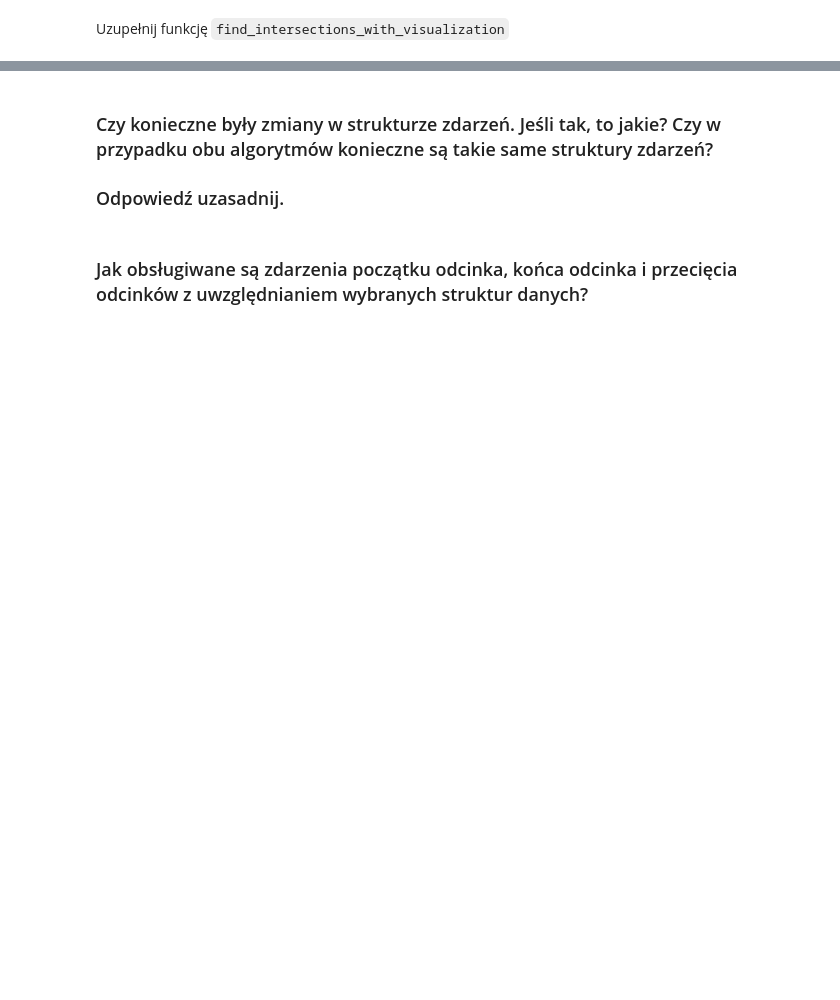
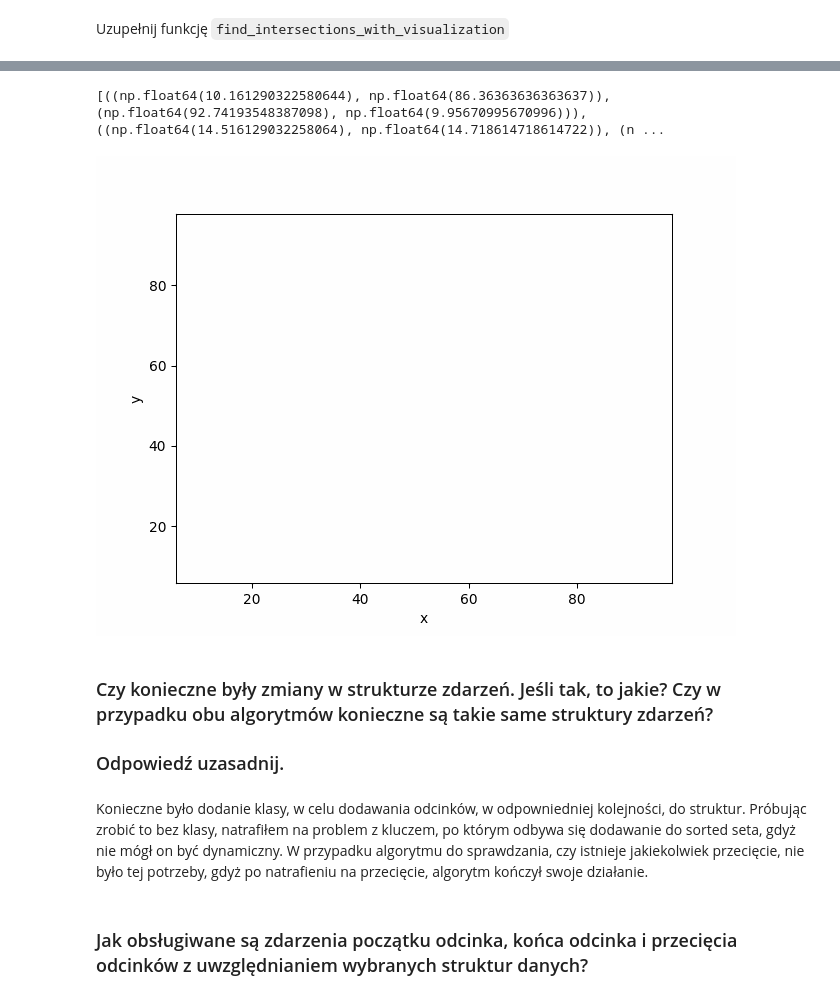
Before and after one commit to mistrzegiptu/Algorytmy-Geometryczne, a Jupyter notebook: bitalg/lab4/main.ipynb, the cells around one changed output, grey strips where cells are left out. Drawn from its saved outputs; the diff is of its cells as text; code cells hidden in the pictures; blank space fills up the shorter version.

```diff
--- a/bitalg/lab4/main.ipynb
+++ b/bitalg/lab4/main.ipynb
@@ -150,3 +740,11 @@ def find_intersections_with_visualization(sections):
+# %%
+vis.clear()
+print(lines)
+intersections_res,vis=find_intersections_with_visualization(lines)
+vis.show_gif(interval=200)
+# %% [output]
+[((np.float64(10.161290322580644), np.float64(86.36363636363637)), (np.float64(92.74193548387098), np.float64(9.95670995670996))), ((np.float64(14.516129032258064), np.float64(14.718614718614722)), (n ...
+[figure, added]
 # %% [markdown]
 ### Czy konieczne były zmiany w strukturze zdarzeń. Jeśli tak, to jakie? Czy w przypadku obu algorytmów konieczne są takie same struktury zdarzeń?
 ### Odpowiedź uzasadnij.
@@ -155,2 +751,4 @@ def find_intersections_with_visualization(sections):
+# %% [markdown]
+Konieczne było dodanie klasy, w celu dodawania odcinków, w odpowniedniej kolejności, do struktur. Próbując zrobić to bez klasy, natrafiłem na problem z kluczem, po którym odbywa się dodawanie do sorted seta, gdyż nie mógł on być dynamiczny. W przypadku algorytmu do sprawdzania, czy istnieje jakiekolwiek przecięcie, nie było tej potrzeby, gdyż po natrafieniu na przecięcie, algorytm kończył swoje działanie.
 # %% [markdown]
 ### Jak obsługiwane są zdarzenia początku odcinka, końca odcinka i przecięcia odcinków z uwzględnianiem wybranych struktur danych?
```
Also changed, not shown: parts of 37 cells of this notebook, 1 other file.
